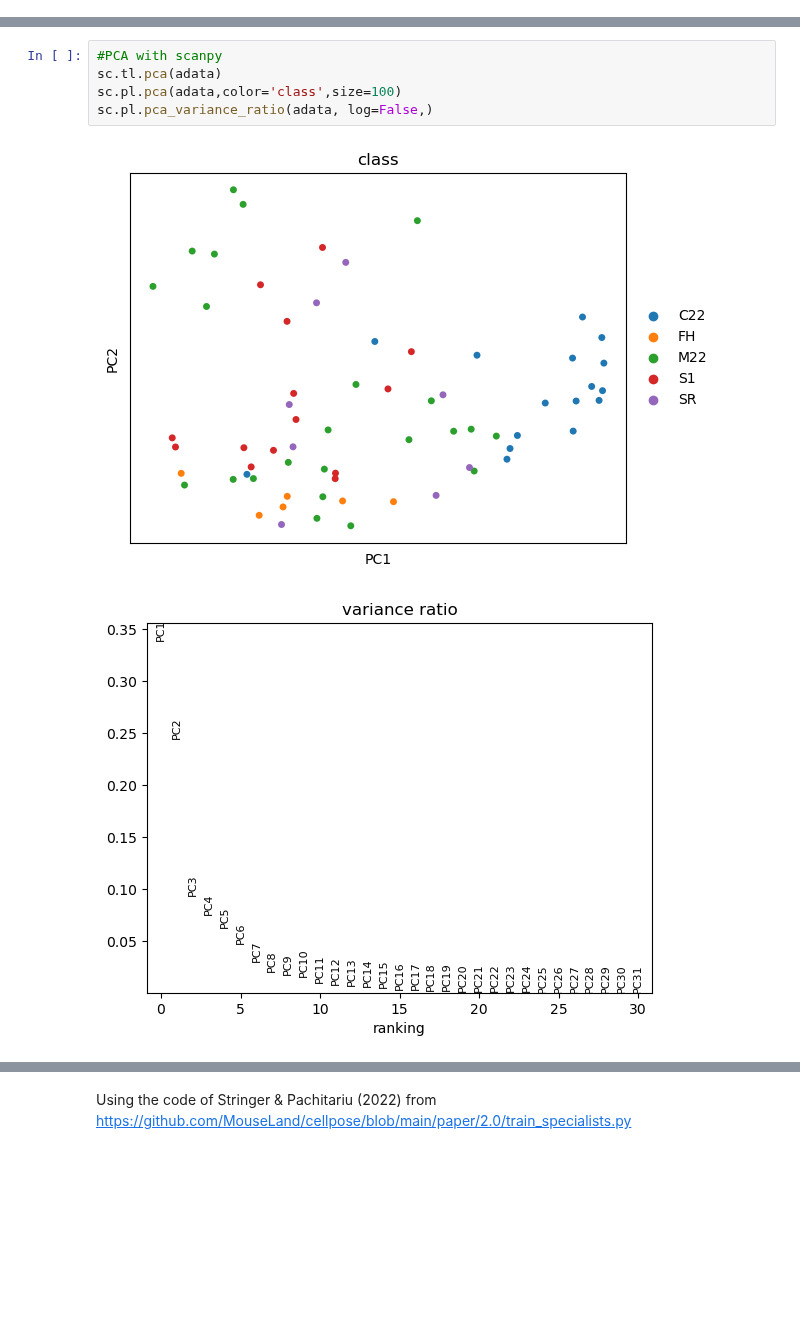
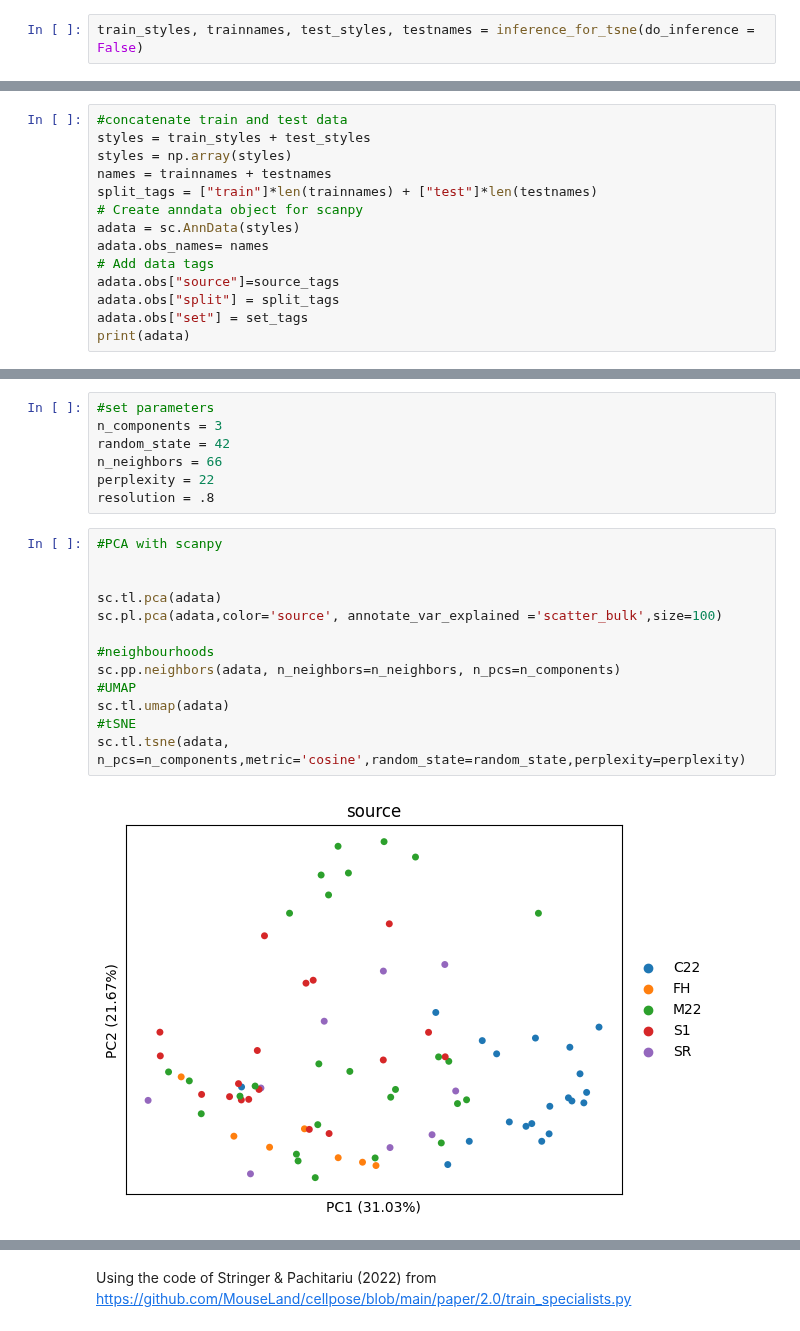
Before and after one commit to dmair1989/imagegrains, a Jupyter notebook: notebooks/tSNE.ipynb, the cells around one changed output, grey strips where cells are left out. Drawn from its saved outputs; the diff is of its cells as text; blank space fills up the shorter version.

```diff
--- a/notebooks/tSNE.ipynb
+++ b/notebooks/tSNE.ipynb
@@ -52 +40,3 @@ else:
+# %%
+train_styles, trainnames, test_styles, testnames = inference_for_tsne(do_inference = False)
 # %%
@@ -117,0 +79,14 @@ Index(['1_P1060330_1', '2_P1060338_0', '3_P1060343_3', '5_P1060351_2',
+# %%
+#concatenate train and test data
+styles = train_styles + test_styles
+styles = np.array(styles)
+names = trainnames + testnames
+split_tags = ["train"]*len(trainnames) + ["test"]*len(testnames)
+# Create anndata object for scanpy
+adata = sc.AnnData(styles)
+adata.obs_names= names
+# Add data tags
+adata.obs["source"]=source_tags
+adata.obs["split"] = split_tags
+adata.obs["set"] = set_tags
+print(adata)
@@ -118,10 +96,24 @@ Index(['1_P1060330_1', '2_P1060338_0', '3_P1060343_3', '5_P1060351_2',
+# %%
+#set parameters
+n_components = 3
+random_state = 42
+n_neighbors = 66
+perplexity = 22
+resolution = .8
 # %%
 #PCA with scanpy
+
+
 sc.tl.pca(adata)
-sc.pl.pca(adata,color='class',size=100)
-sc.pl.pca_variance_ratio(adata, log=False,)
+sc.pl.pca(adata,color='source', annotate_var_explained ='scatter_bulk',size=100)
+
+#neighbourhoods
+sc.pp.neighbors(adata, n_neighbors=n_neighbors, n_pcs=n_components)
+#UMAP
+sc.tl.umap(adata)
+#tSNE
+sc.tl.tsne(adata, n_pcs=n_components,metric='cosine',random_state=random_state,perplexity=perplexity)
 # %% [output]
-[figure, old version]
+[figure, new version]
-[figure, removed]
 # %%
 #sanity check with sklearn
```
Also changed, not shown: parts of 23 cells of this notebook, 2 other files.
